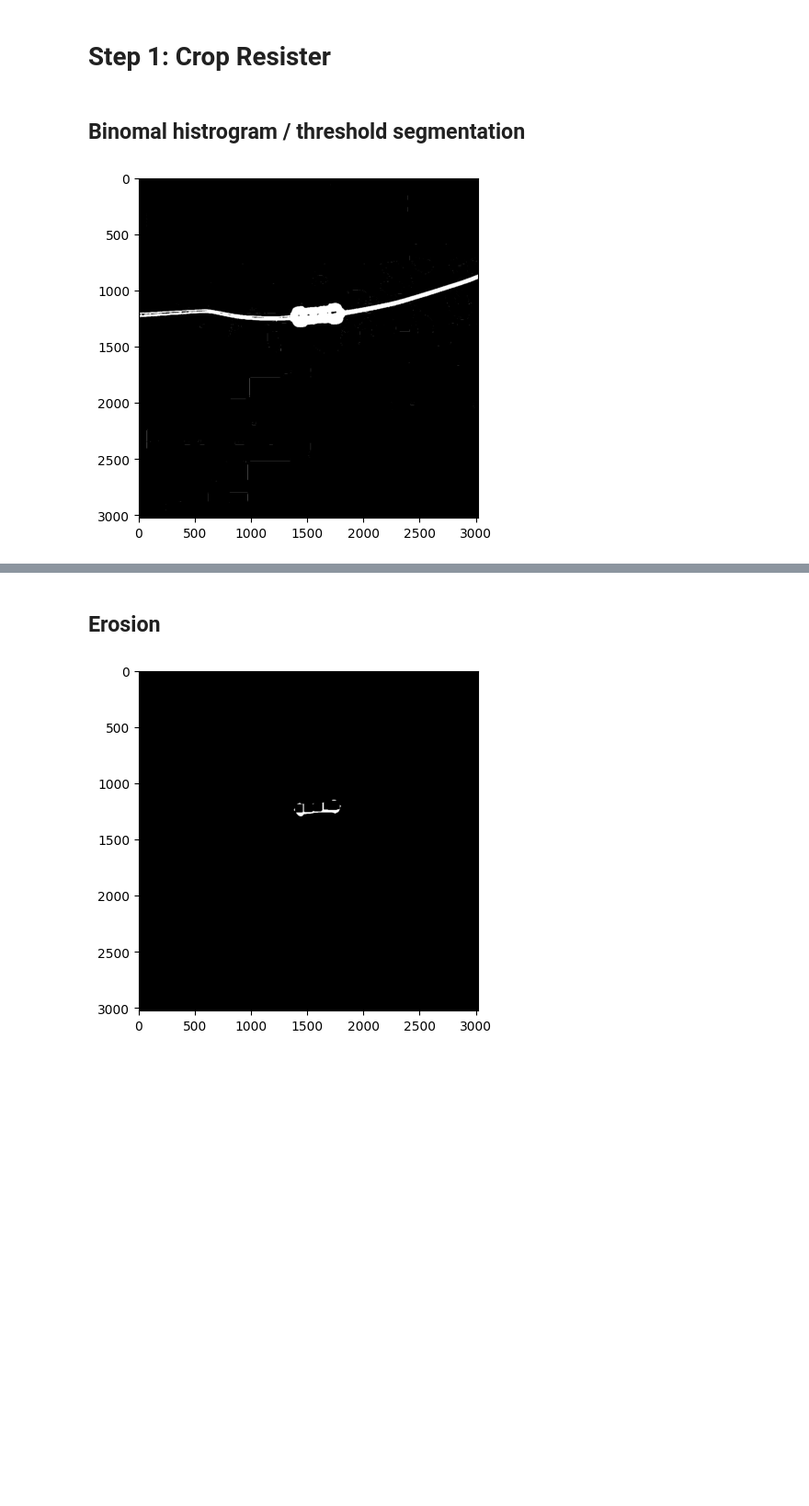
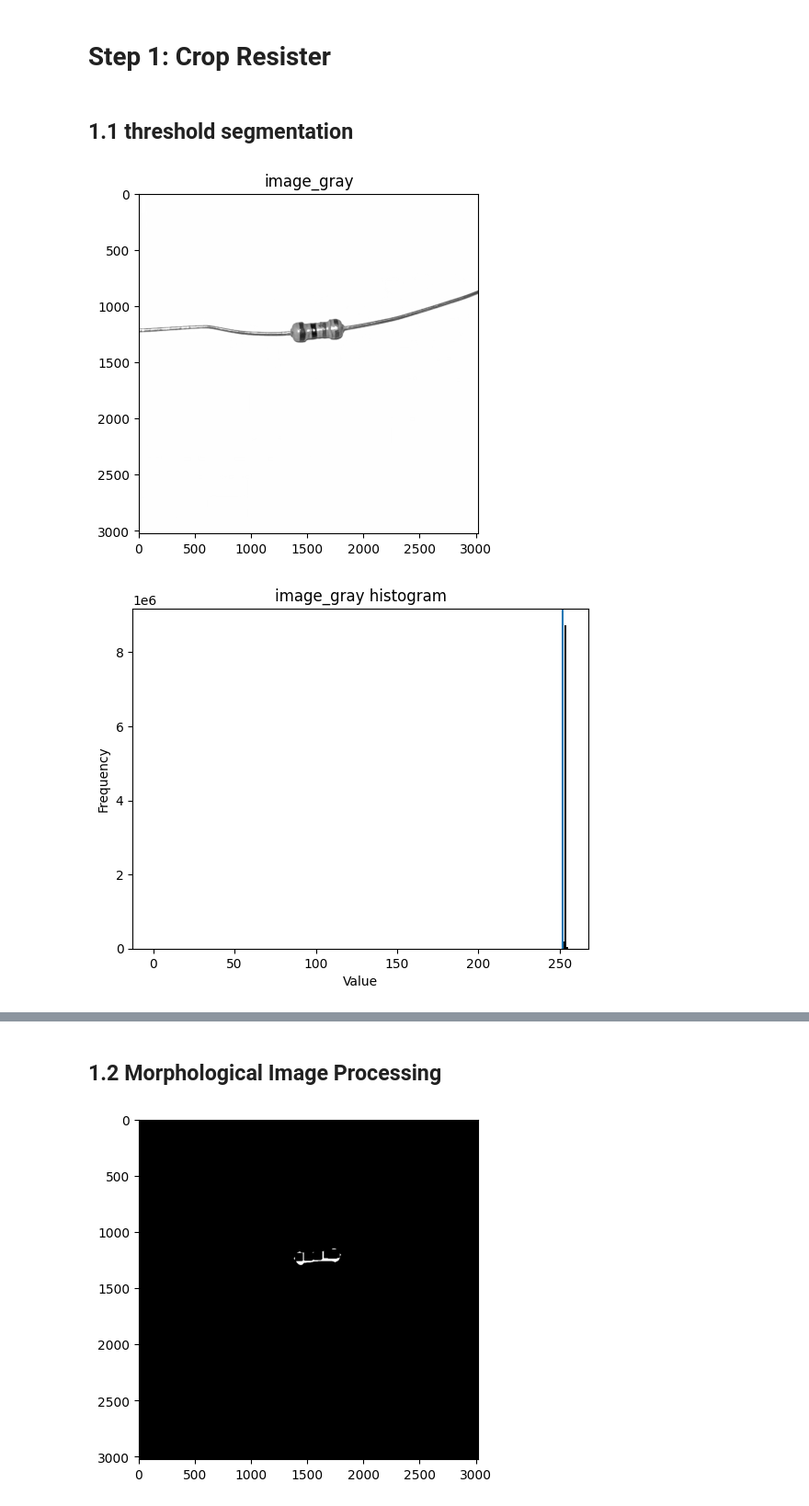
Before and after one commit to SonOfThitivas/resistor-code-color, a Jupyter notebook: main.ipynb, the cells around one changed output, grey strips where cells are left out. Shown: that part at 92% size. Saved outputs shown, nothing was run; the diff lists cells and outputs as text; code cells hidden in the pictures; blank space fills up the shorter version.

```diff
--- a/main.ipynb
+++ b/main.ipynb
@@ -19,16 +28,32 @@ image = cv2.imread(r"img\56k\IMG_0550.JPG")
 # %% [markdown]
 # Step 1: Crop Resister
 # %% [markdown]
-## Binomal histrogram / threshold segmentation
+## 1.1 threshold segmentation
 # %%
 image_gray = cv2.cvtColor(image, cv2.COLOR_BGR2GRAY)
 
 # Binomal histrogram / threshold segmentation
 image_mean = threshold_mean(image_gray)
 image_bi = image_gray < image_mean
 image_bi = image_bi.astype(np.uint8) * 255
 
+plt.imshow(image_gray, cmap="gray")
+plt.title("image_gray")
+plt.show()
+
+
+plt.hist(image_gray.ravel(), bins=256, range=(0, 255), color='black')
+plt.axvline(image_mean)
+plt.xlabel('Value')
+plt.ylabel('Frequency')
+plt.title("image_gray histogram")
+plt.show()
+
+
 plt.imshow(image_bi, cmap="gray")
+plt.title("image_bi")
 plt.show()
+plt.show()
 # %% [output]
-[figure, old version]
+[figure, new version]
+[figure, added]
@@ -35,3 +61,3 @@ plt.show()
 # %% [markdown]
-## Erosion
+## 1.2 Morphological Image Processing
 # %%
```
Also changed, not shown: parts of 28 cells of this notebook, 1 other file.
